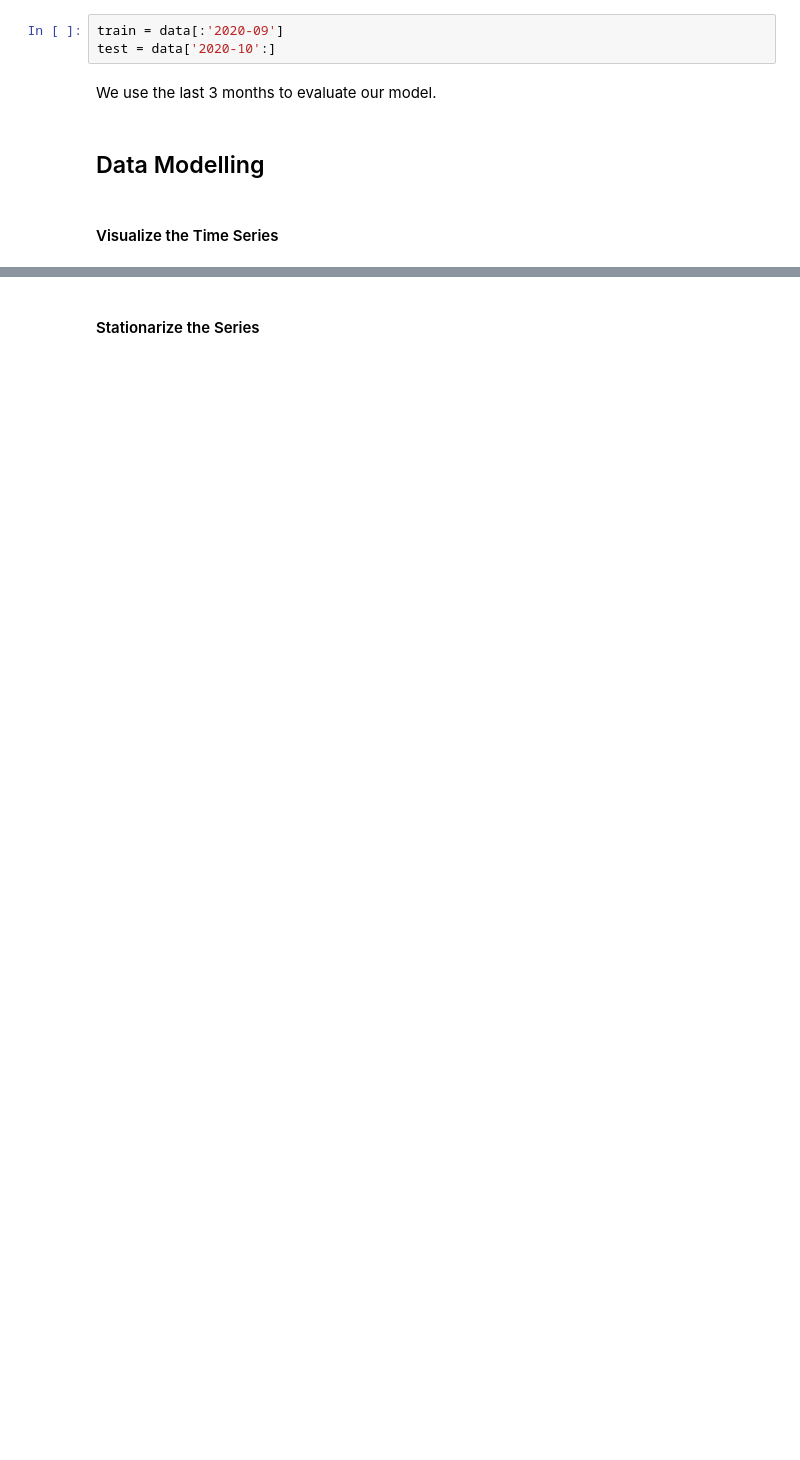
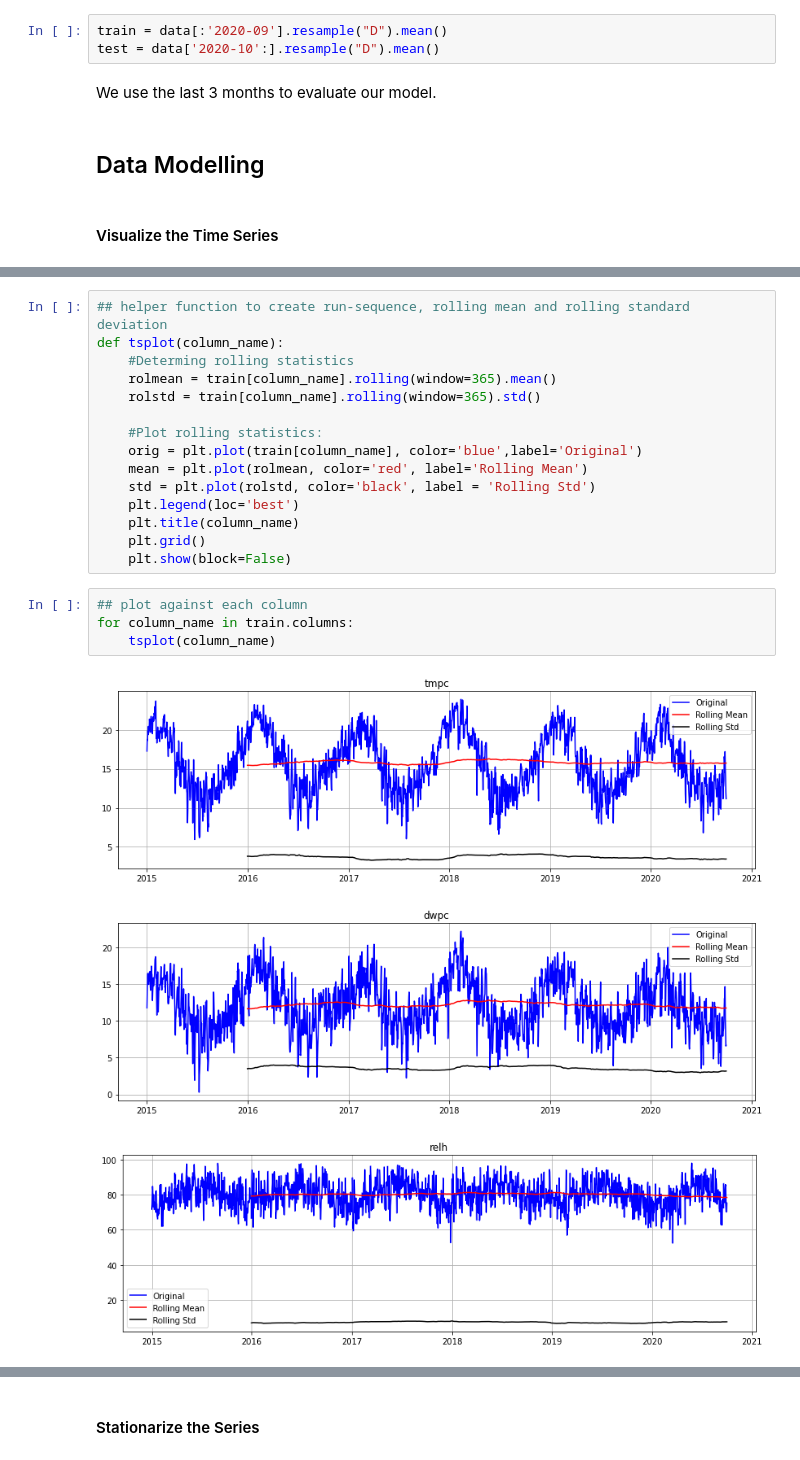
Before and after one commit to ChanningW2211/Data-Science-Project, a Jupyter notebook: Weather Forecast/weather_forecast.ipynb, the cells around one changed output, grey strips where cells are left out. Drawn from its saved outputs; the diff is of its cells as text; blank space fills up the shorter version.

```diff
--- a/Weather Forecast/weather_forecast.ipynb
+++ b/Weather Forecast/weather_forecast.ipynb
@@ -129,8 +131,8 @@ DatetimeIndex(['2015-01-01', '2015-01-02', '2015-01-03', '2015-01-04',
 # %% [markdown]
 The data spanned 6 years from 2015 to 2020.
 # %%
-train = data[:'2020-09']
-test = data['2020-10':]
+train = data[:'2020-09'].resample("D").mean()
+test = data['2020-10':].resample("D").mean()
 # %% [markdown]
 We use the last 3 months to evaluate our model.
 # %% [markdown]
@@ -150,0 +142,23 @@ for colunm_name in train.columns:
+# %%
+## helper function to create run-sequence, rolling mean and rolling standard deviation
+def tsplot(column_name):
+    #Determing rolling statistics
+    rolmean = train[column_name].rolling(window=365).mean()
+    rolstd = train[column_name].rolling(window=365).std()
+
+    #Plot rolling statistics:
+    orig = plt.plot(train[column_name], color='blue',label='Original')
+    mean = plt.plot(rolmean, color='red', label='Rolling Mean')
+    std = plt.plot(rolstd, color='black', label = 'Rolling Std')
+    plt.legend(loc='best')
+    plt.title(column_name)
+    plt.grid()
+    plt.show(block=False)
+# %%
+## plot against each column
+for column_name in train.columns:
+    tsplot(column_name)
+# %% [output]
+[figure, added]
+[figure, added]
+[figure, added]
```
Also changed, not shown: parts of 15 cells of this notebook.
